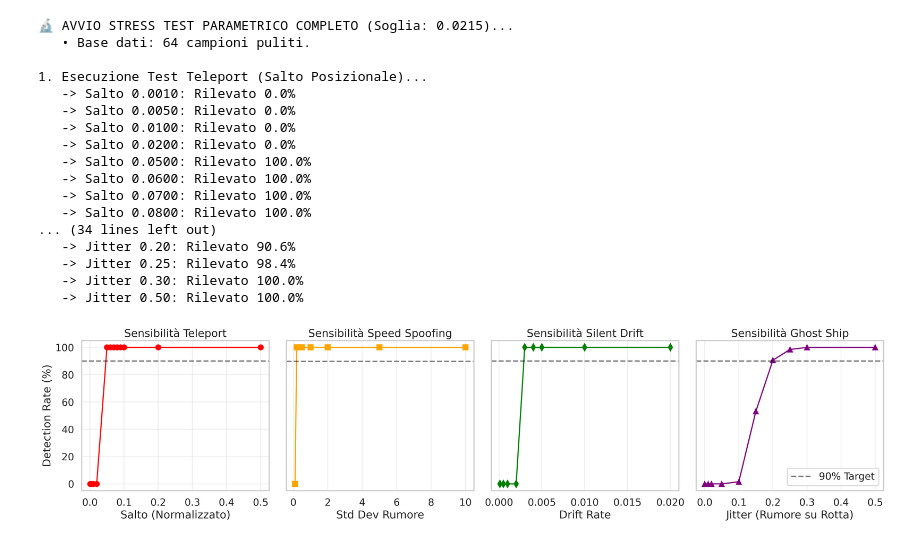
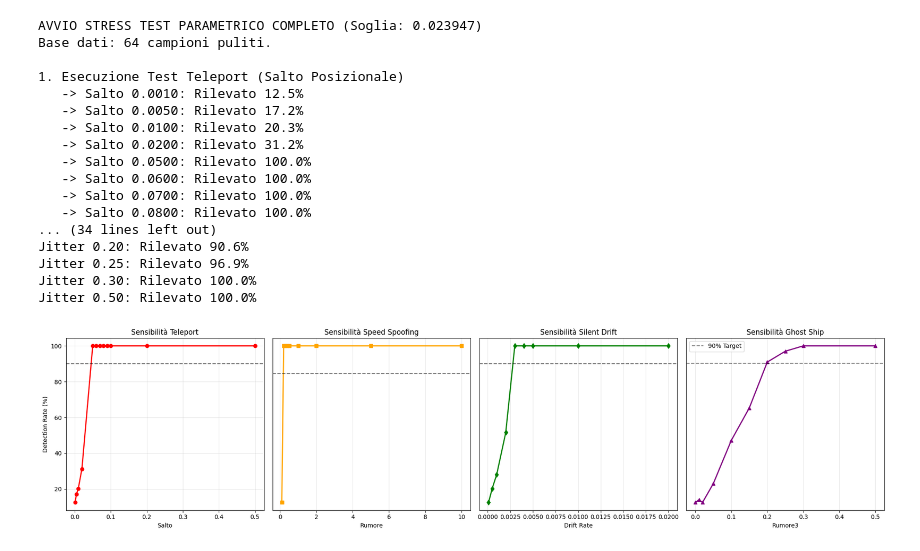
Before and after one commit to LaroccaA/Detecting-Trajectory-Spoofing-Attacks-on-AIS, a Jupyter notebook: Progetto/LNN_V2/Test_Attacks.ipynb, the cells around one changed output. Drawn from its saved outputs; the diff is of its cells as text; code cells hidden in the pictures.

```diff
--- a/Progetto/LNN_V2/Test_Attacks.ipynb
+++ b/Progetto/LNN_V2/Test_Attacks.ipynb
@@ -299,11 +296,10 @@ import numpy as np
 import matplotlib.pyplot as plt
 import seaborn as sns
 
-# --- CONFIGURAZIONE SOGLIA ---
-# Inserisci qui il valore esatto che hai ottenuto nell'ultimo test
-FINAL_THRESHOLD = 0.0215
+# Configurazione Soglia Finale
+FINAL_THRESHOLD = 0.023947
 
-print(f"🔬 AVVIO STRESS TEST PARAMETRICO COMPLETO (Soglia: {FINAL_THRESHOLD})...")
+print(f"AVVIO STRESS TEST PARAMETRICO COMPLETO (Soglia: {FINAL_THRESHOLD})")
 
 # Funzione Helper per calcolare il Detection Rate su un batch
 def get_detection_rate(X_attacked, model, threshold):
@@ -319,16 +315,15 @@ try:
     # Ne prendiamo 20000 per avere statistica solida
     X_base = X_base[:20000]
 except:
-    # Ricrea generatore se serve (assicurati che data_generator_v sia definito prima)
     test_gen = data_generator_v(TEST_FILES, scaler, COLONNE_FEATURES, WINDOW_SIZE, BATCH_SIZE)
     X_base, _ = next(test_gen)
     X_base = X_base[:20000]
 
-print(f"   • Base dati: {len(X_base)} campioni puliti.")
+print(f"Base dati: {len(X_base)} campioni puliti.")
 
 
-# --- TEST 1: TELEPORT SENSITIVITY (Minimum Jump Distance) ---
-print("\n1. Esecuzione Test Teleport (Salto Posizionale)...")
+# TEST 1: TELEPORT SENSITIVITY (Minimum Jump Distance)
+print("\n1. Esecuzione Test Teleport (Salto Posizionale)")
 jump_values = [0.001, 0.005, 0.01, 0.02, 0.05, 0.06, 0.07, 0.08, 0.09, 0.1, 0.2, 0.5]
 teleport_rates = []
 
@@ -341,8 +336,8 @@ for j in jump_values:
     print(f"   -> Salto {j:.4f}: Rilevato {rate:.1f}%")
 
 
-# --- TEST 2: SPEED SPOOFING SENSITIVITY (Noise Intensity) ---
-print("\n2. Esecuzione Test Speed Spoofing (Intensità Rumore)...")
+# TEST 2: SPEED SPOOFING SENSITIVITY (Noise Intensity)
+print("\n2. Esecuzione Test Speed Spoofing (Intensità Rumore)")
 noise_std_values = [0.1, 0.2, 0.3, 0.4, 0.5, 1.0, 2.0, 5.0, 10.0]
 speed_rates = []
 
@@ -355,8 +350,8 @@ for n in noise_std_values:
     print(f"   -> Rumore {n:.1f}: Rilevato {rate:.1f}%")
 
 
-# --- TEST 3: SILENT DRIFT SENSITIVITY (Drift Rate) ---
-print("\n3. Esecuzione Test Silent Drift (Rateo Deriva)...")
+# TEST 3: SILENT DRIFT SENSITIVITY (Drift Rate)
+print("\n3. Esecuzione Test Silent Drift (Lenta Deriva)")
 drift_values = [0.0001, 0.0005, 0.001, 0.002, 0.003, 0.004, 0.005, 0.01, 0.02]
 drift_rates = []
 steps = np.arange(WINDOW_SIZE)
@@ -371,35 +366,33 @@ for d in drift_values:
     print(f"   -> Rateo {d:.4f}: Rilevato {rate:.1f}%")
 
 
-# --- TEST 4: GHOST SHIP SENSITIVITY (Jitter Intensity) ---
+# TEST 4: GHOST SHIP SENSITIVITY (Jitter Intensity)
 # Qui variamo quanto è "rumorosa" l'inversione di rotta.
-# 0.0 = Inversione perfetta (Rischio: la rete la ricostruisce bene -> bassa detection)
-# 0.5 = Inversione caotica (La rete non capisce nulla -> alta detection)
-print("\n4. Esecuzione Test Ghost Ship (Intensità Jitter su COG)...")
+print("\n4. Esecuzione Test Ghost Ship (Intensità Jitter su COG)")
 jitter_values = [0.0, 0.01, 0.02, 0.05, 0.1, 0.15, 0.2, 0.25, 0.3, 0.5]
 ghost_rates = []
 
 for j in jitter_values:
     X_temp = X_base.copy()
-    # 1. Inversione Rotta (180 gradi = +0.5 normalizzato)
+    # Inversione Rotta (180 gradi)
     X_temp[:, :, 3] = (X_temp[:, :, 3] + 0.5) % 1.0
-    # 2. Aggiunta Jitter Variabile
+    # Aggiunta Jitter Variabile
     jitter_noise = np.random.normal(0, j, X_temp[:, :, 3].shape)
     X_temp[:, :, 3] += jitter_noise
 
     rate = get_detection_rate(X_temp, model, FINAL_THRESHOLD)
     ghost_rates.append(rate)
-    print(f"   -> Jitter {j:.2f}: Rilevato {rate:.1f}%")
+    print(f"Jitter {j:.2f}: Rilevato {rate:.1f}%")
 
 
-# --- VISUALIZZAZIONE RISULTATI (4 GRAFICI) ---
-plt.figure(figsize=(20, 5)) # Allargato per farci stare il 4° grafico
+# Risultati Grafici
+plt.figure(figsize=(20, 5))
 
 # 1. Teleport
 plt.subplot(1, 4, 1)
 plt.plot(jump_values, teleport_rates, 'o-', color='red', linewidth=2)
 plt.title("Sensibilità Teleport")
-plt.xlabel("Salto (Normalizzato)")
+plt.xlabel("Salto")
 plt.ylabel("Detection Rate (%)")
 plt.grid(True, alpha=0.3)
 plt.axhline(90, color='k', linestyle='--', alpha=0.5)
@@ -408,51 +401,51 @@ plt.axhline(90, color='k', linestyle='--', alpha=0.5)
 plt.subplot(1, 4, 2)
 plt.plot(noise_std_values, speed_rates, 's-', color='orange', linewidth=2)
 plt.title("Sensibilità Speed Spoofing")
-plt.xlabel("Std Dev Rumore")
-plt.yticks([]) # Rimuove asse Y per pulizia (condiviso mentalmente)
+plt.xlabel("Rumore")
+plt.yticks([])
 plt.grid(True, alpha=0.3)
 plt.axhline(90, color='k', linestyle='--', alpha=0.5)
 
 # 3. Drift
 plt.subplot(1, 4, 3)
 plt.plot(drift_values, drift_rates, 'd-', color='green', linewidth=2)
 plt.title("Sensibilità Silent Drift")
 plt.xlabel("Drift Rate")
 plt.yticks([])
 plt.grid(True, alpha=0.3)
 plt.axhline(90, color='k', linestyle='--', alpha=0.5)
 
-# 4. Ghost Ship (Nuovo)
+# 4. Ghost Ship
 plt.subplot(1, 4, 4)
 plt.plot(jitter_values, ghost_rates, '^-', color='purple', linewidth=2)
 plt.title("Sensibilità Ghost Ship")
-plt.xlabel("Jitter (Rumore su Rotta)")
+plt.xlabel("Rumore3")
 plt.yticks([])
 plt.grid(True, alpha=0.3)
 plt.axhline(90, color='k', linestyle='--', alpha=0.5, label='90% Target')
 plt.legend()
 
 plt.tight_layout()
 plt.show()
 # %% [output]
-🔬 AVVIO STRESS TEST PARAMETRICO COMPLETO (Soglia: 0.0215)...
-   • Base dati: 64 campioni puliti.
+AVVIO STRESS TEST PARAMETRICO COMPLETO (Soglia: 0.023947)
+Base dati: 64 campioni puliti.
 
-1. Esecuzione Test Teleport (Salto Posizionale)...
-   -> Salto 0.0010: Rilevato 0.0%
-   -> Salto 0.0050: Rilevato 0.0%
-   -> Salto 0.0100: Rilevato 0.0%
-   -> Salto 0.0200: Rilevato 0.0%
+1. Esecuzione Test Teleport (Salto Posizionale)
+   -> Salto 0.0010: Rilevato 12.5%
+   -> Salto 0.0050: Rilevato 17.2%
+   -> Salto 0.0100: Rilevato 20.3%
+   -> Salto 0.0200: Rilevato 31.2%
    -> Salto 0.0500: Rilevato 100.0%
    -> Salto 0.0600: Rilevato 100.0%
    -> Salto 0.0700: Rilevato 100.0%
    -> Salto 0.0800: Rilevato 100.0%
 ... (34 lines left out)
-   -> Jitter 0.20: Rilevato 90.6%
-   -> Jitter 0.25: Rilevato 98.4%
-   -> Jitter 0.30: Rilevato 100.0%
-   -> Jitter 0.50: Rilevato 100.0%
+Jitter 0.20: Rilevato 90.6%
+Jitter 0.25: Rilevato 96.9%
+Jitter 0.30: Rilevato 100.0%
+Jitter 0.50: Rilevato 100.0%
-[figure, old version]
+[figure, new version]
 # %%
 import matplotlib.pyplot as plt
 import seaborn as sns
```
Also changed, not shown: parts of 2 cells of this notebook, 1 other file.
